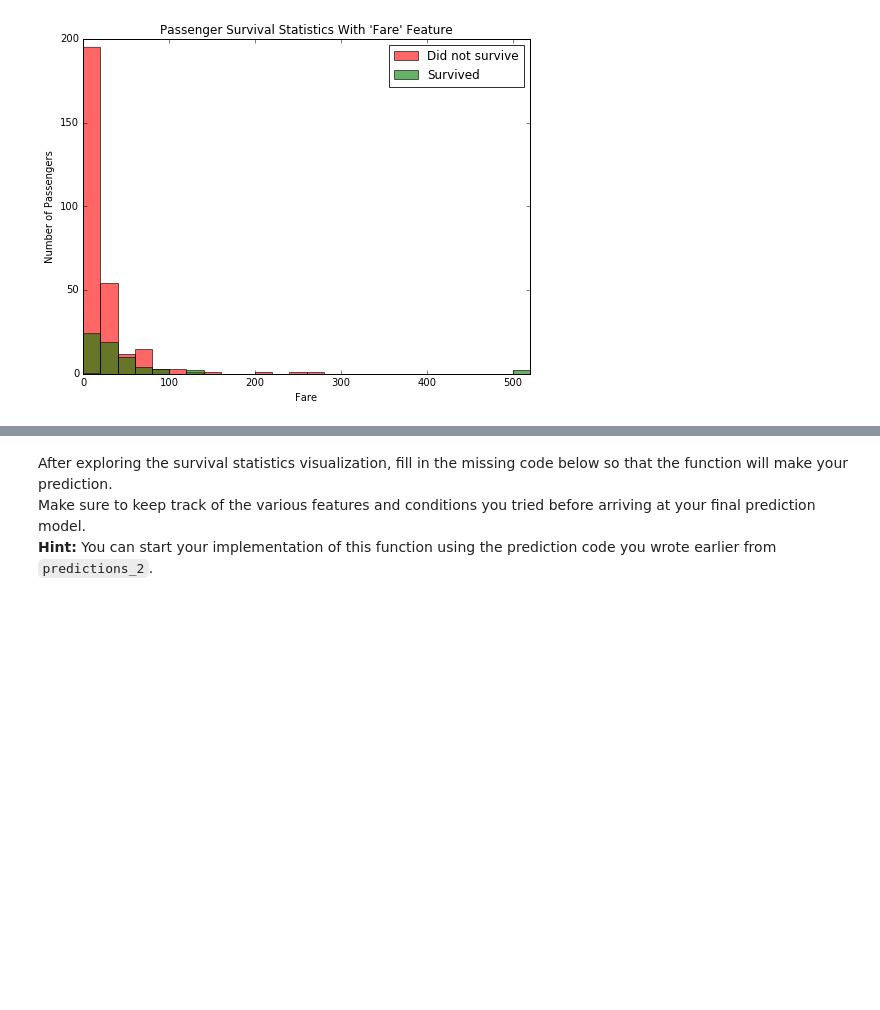
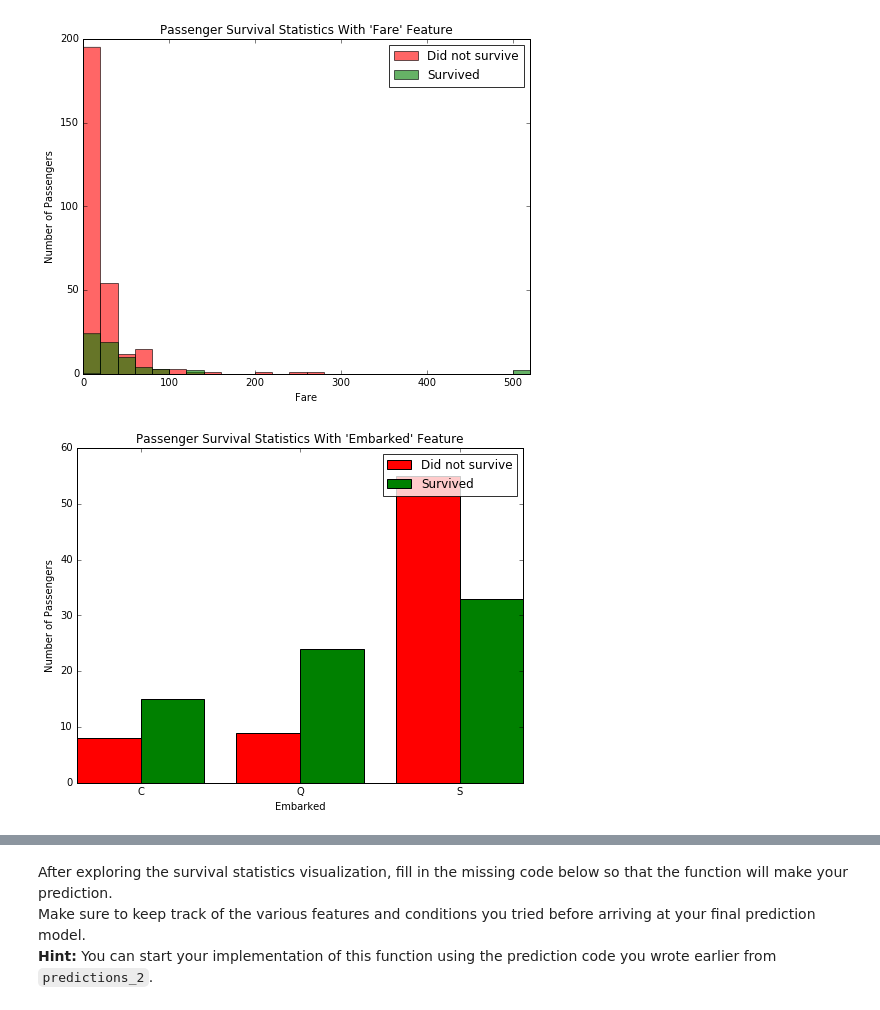
Before and after one commit to Huangjantson/UdacityMLNP, a Jupyter notebook: titanic_survival_exploration/Titanic_Survival_Exploration.ipynb, the cells around one changed output, grey strips where cells are left out. Saved outputs shown, nothing was run; the diff lists cells and outputs as text; code cells hidden in the pictures; blank space fills up the shorter version.

```diff
--- a/titanic_survival_exploration/Titanic_Survival_Exploration.ipynb
+++ b/titanic_survival_exploration/Titanic_Survival_Exploration.ipynb
@@ -247,3 +247,7 @@ survival_stats(data[pd.isnull(data['Cabin'])], outcomes, 'Age', ["Sex == 'male'"
 survival_stats(data, outcomes, 'Fare', ["Sex == 'male'","Age > 20"])
 # %% [output]
 [figure]
+# %%
+survival_stats(data, outcomes, 'Embarked', ["Sex == 'female'","Pclass == 3"])
+# %% [output]
+[figure, added]
```
Also changed, not shown: parts of 13 cells of this notebook, 3 other files.
